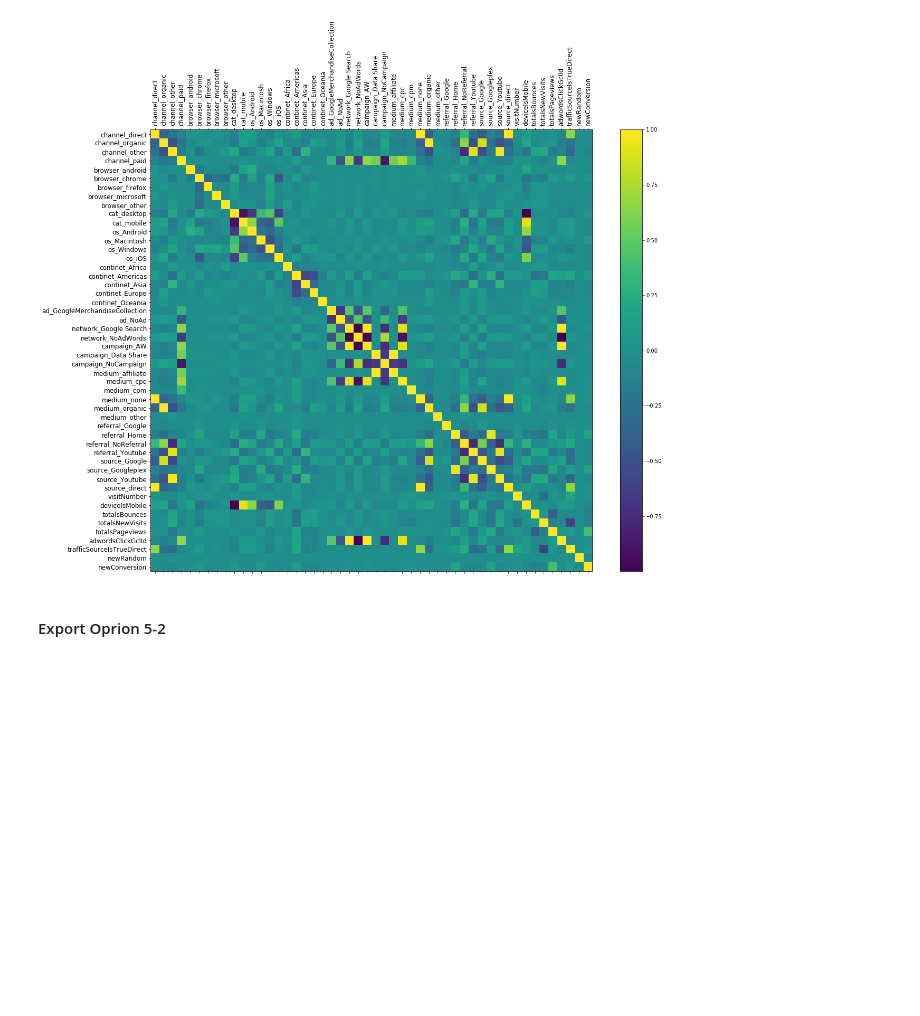
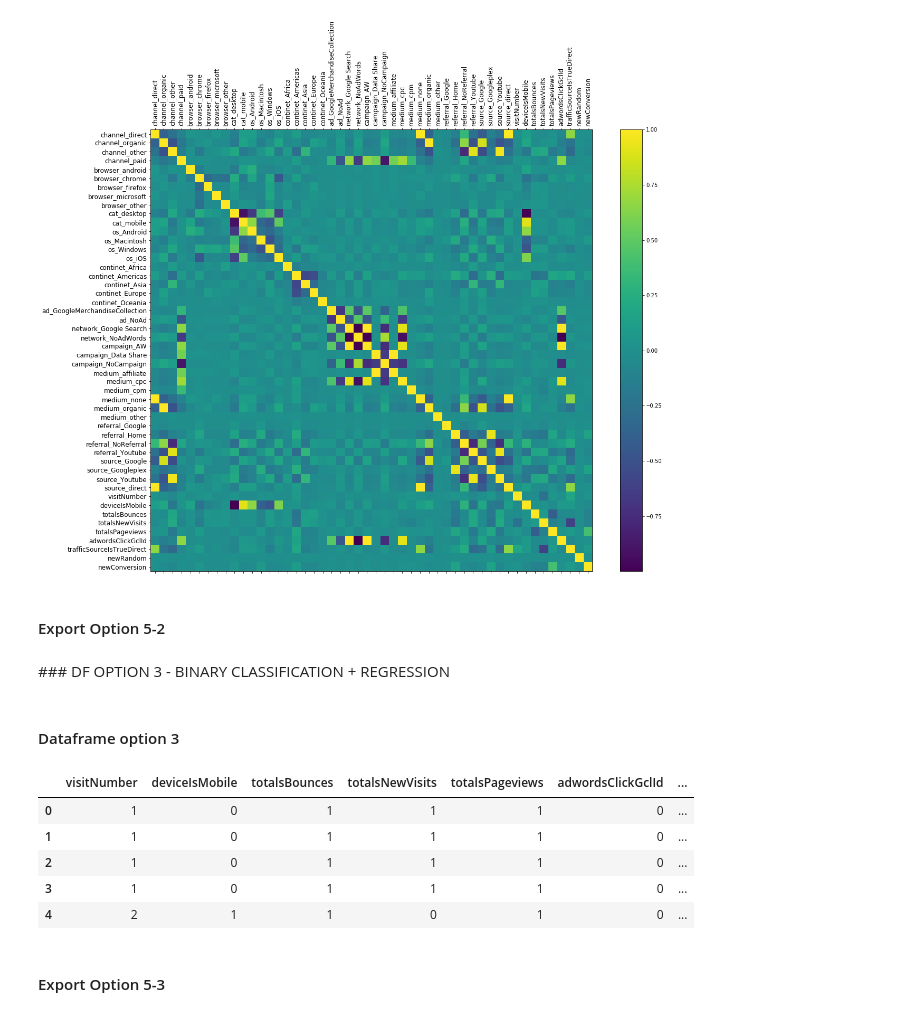
Before and after one commit to paulagual/ProjectIronhack, a Jupyter notebook: 4.Feature_Selection.ipynb, the cells around one changed output. Saved outputs shown, nothing was run; the diff lists cells and outputs as text; code cells hidden in the pictures; blank space fills up the shorter version.

```diff
--- a/4.Feature_Selection.ipynb
+++ b/4.Feature_Selection.ipynb
@@ -358,6 +358,23 @@ cb.ax.tick_params(labelsize=10)
 # %% [output]
 [figure]
 # %% [markdown]
-#### Export Oprion 5-2
+#### Export Option 5-2
 # %%
 df5_2.to_csv('data/df5-2.csv', index=False)
+# %% [markdown]
+### DF OPTION 3 - BINARY CLASSIFICATION + REGRESSION
+# %% [markdown]
+#### Dataframe option 3
+# %%
+df_num = df[['visitNumber', 'deviceIsMobile', 'totalsBounces', 'totalsNewVisits',
+       'totalsPageviews', 'adwordsClickGclId', 'trafficSourceIsTrueDirect','newRandom',
+       'newRevenueDoll', 'newConversion']]
+# %%
+df_num.head()
+# %% [output]
+|  | visitNumber | deviceIsMobile | totalsBounces | totalsNewVisits | totalsPageviews | adwordsClickGclId | ... |
+| 0 | 1 | 0 | 1 | 1 | 1 | 0 | ... |
+| 1 | 1 | 0 | 1 | 1 | 1 | 0 | ... |
+| 2 | 1 | 0 | 1 | 1 | 1 | 0 | ... |
+| 3 | 1 | 0 | 1 | 1 | 1 | 0 | ... |
+| 4 | 2 | 1 | 1 | 0 | 1 | 0 | ... |
@@ -363,0 +383,2 @@ df5_2.to_csv('data/df5-2.csv', index=False)
+# %% [markdown]
+#### Export Option 5-3
```
Also changed, not shown: parts of 4 cells of this notebook, 7 other files.
